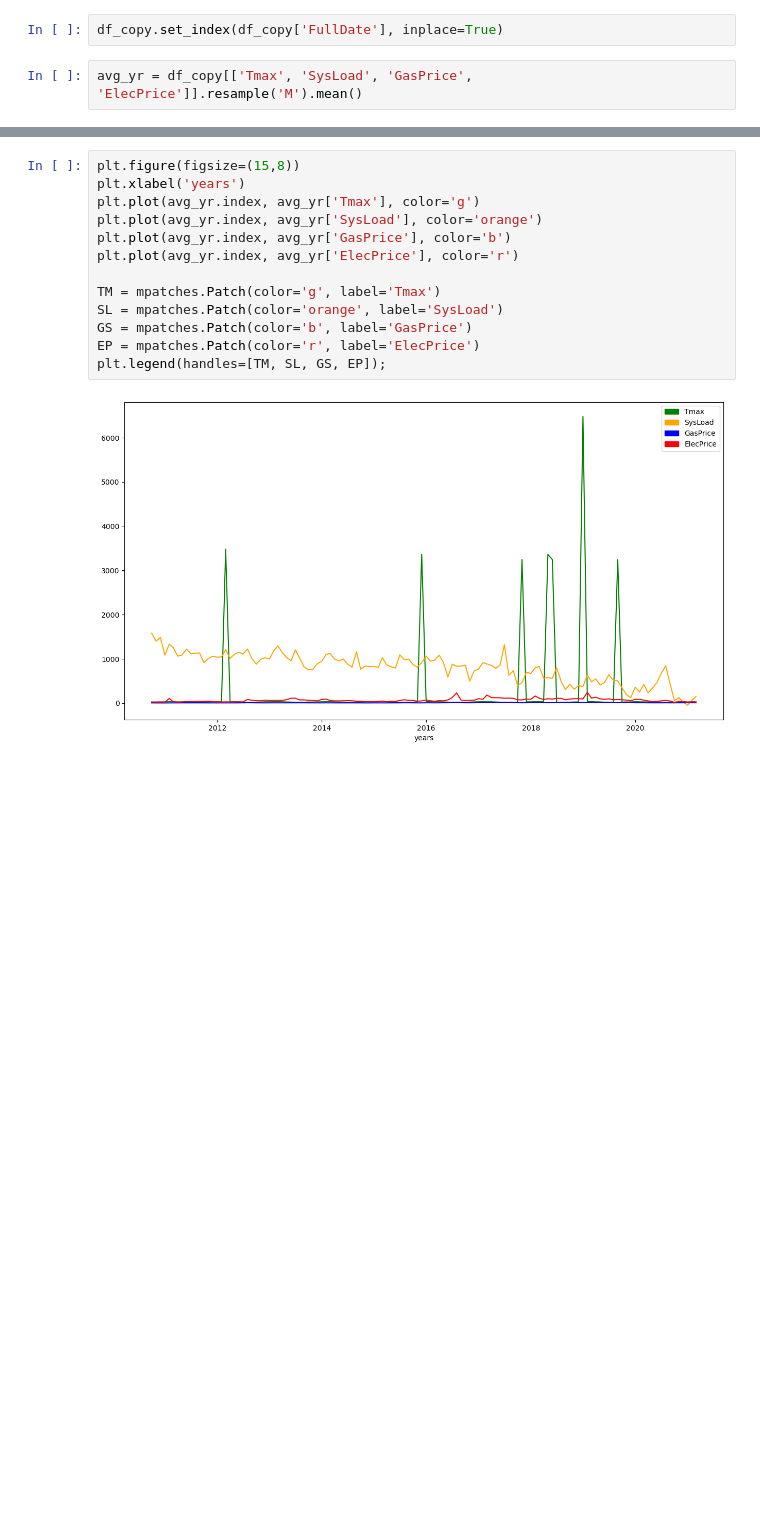
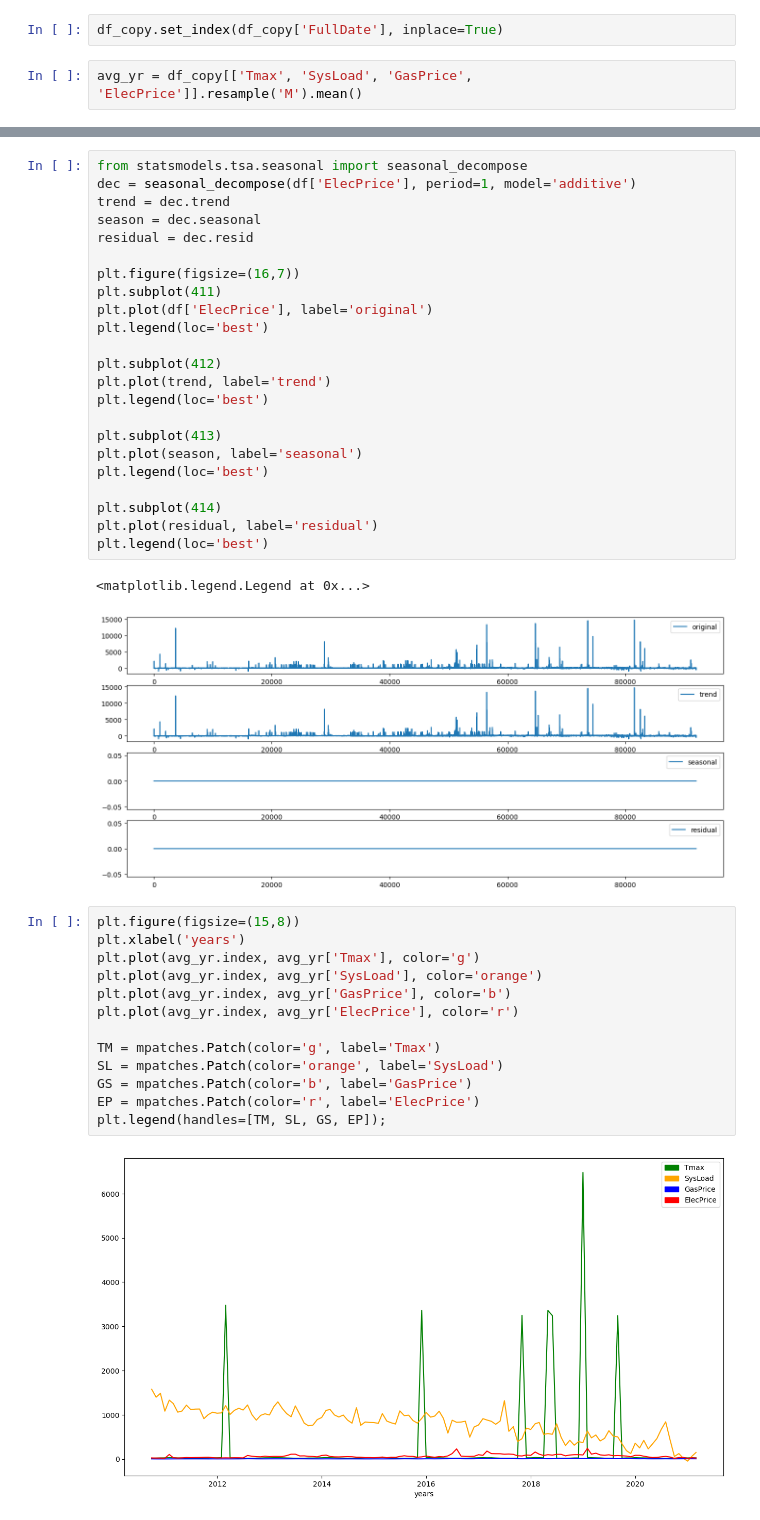
Before and after one commit to bakasheddy/time-series-forecasting-of-electricity-prices-of-a-District, a Jupyter notebook: practical time series analysis and forcast.ipynb, the cells around one changed output, grey strips where cells are left out. Saved outputs shown, nothing was run; the diff lists cells and outputs as text; blank space fills up the shorter version.

```diff
--- a/practical time series analysis and forcast.ipynb
+++ b/practical time series analysis and forcast.ipynb
@@ -57,3 +67,29 @@ avg_yr = df_copy[['Tmax', 'SysLoad', 'GasPrice', 'ElecPrice']].resample('M').mea
+# %%
+from statsmodels.tsa.seasonal import seasonal_decompose
+dec = seasonal_decompose(df['ElecPrice'], period=1, model='additive')
+trend = dec.trend
+season = dec.seasonal
+residual = dec.resid
+
+plt.figure(figsize=(16,7))
+plt.subplot(411)
+plt.plot(df['ElecPrice'], label='original')
+plt.legend(loc='best')
+
+plt.subplot(412)
+plt.plot(trend, label='trend')
+plt.legend(loc='best')
+
+plt.subplot(413)
+plt.plot(season, label='seasonal')
+plt.legend(loc='best')
+
+plt.subplot(414)
+plt.plot(residual, label='residual')
+plt.legend(loc='best')
+# %% [output]
+<matplotlib.legend.Legend at 0x...>
+[figure, added]
 # %%
 plt.figure(figsize=(15,8))
 plt.xlabel('years')
```
Also changed, not shown: parts of 1 cell of this notebook.
